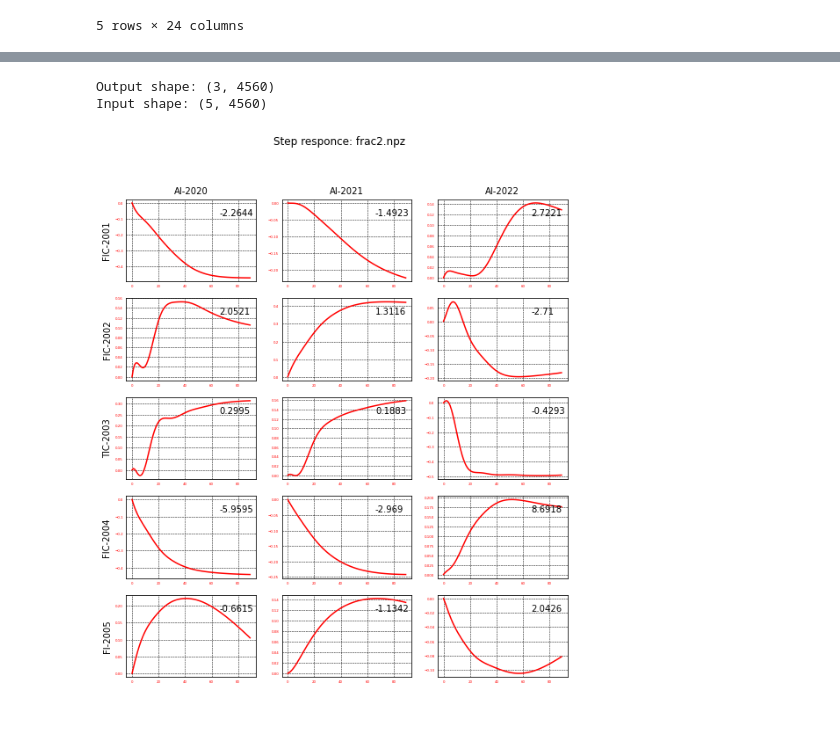
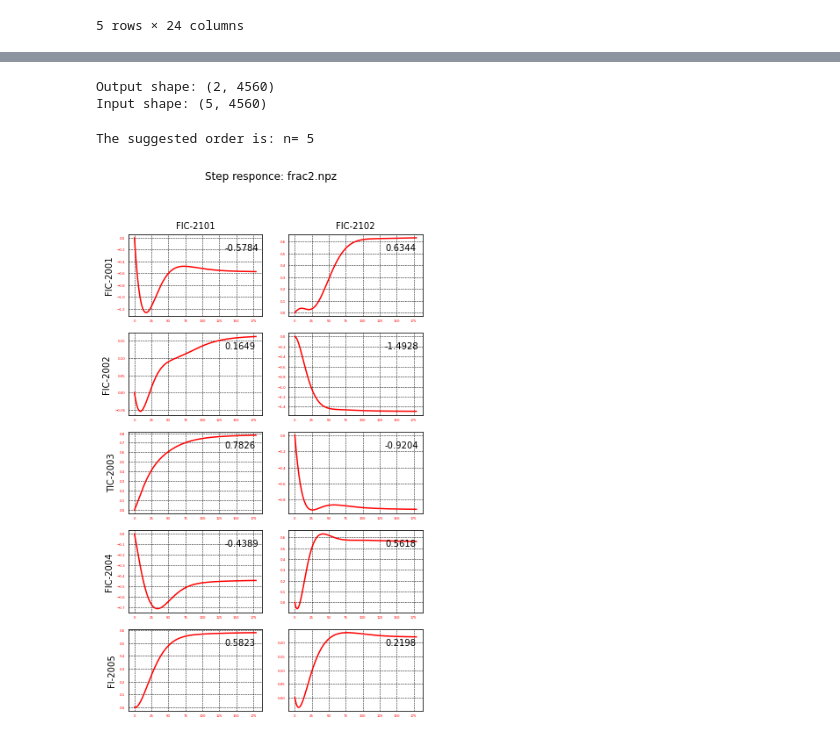
Before and after one commit to Robbie1/sysid, a Jupyter notebook: notebooks/model_id_democol.ipynb, the cells around one changed output, grey strips where cells are left out. Cells and saved outputs as stored; diff of their text form; code cells hidden in the pictures.

Commit message:
Added detending and high pass filters before model identification

```diff
--- a/notebooks/model_id_democol.ipynb
+++ b/notebooks/model_id_democol.ipynb
@@ -54,7 +70,7 @@ step_test.head()
 #select Inputs and Outputs for the model identification case
 #['AI-2020','AI-2021', 'AI-2022', 'FIC-2100', 'FIC-2101', 'FIC-2102', 'FI-2005', 'FIC-2001','FIC-2002', 'FIC-2004','QI-2106', 'TIC-2003']
 inputs = ['FIC-2001','FIC-2002', 'TIC-2003', 'FIC-2004','FI-2005']
-outputs = ['AI-2020','AI-2021', 'AI-2022']
+outputs = ['FIC-2101','FIC-2102']
 # %%
 #Convert dataframe to numpy arry.
 u = step_test[inputs].to_numpy().T
@@ -62,7 +78,7 @@ y = step_test[outputs].to_numpy().T
 print('Output shape:', y.shape)
 print('Input shape:',u.shape)
 # %% [output]
-Output shape: (3, 4560)
+Output shape: (2, 4560)
 Input shape: (5, 4560)
 # %%
 #specify model identification parameters, reffer the documentation for detais.
@@ -74,10 +90,19 @@ fix_ordr = 15 # Used if and only if IC = 'None'
 max_order = 25 # Used if IC = AIC, AICc or BIC
 req_D = False
 force_A_stable = False
+# %%
+# Detrending anf filtering signals
+tss = 180 #Time to steady state
+u_detend = detrend(u, type='linear')
+y_detend = detrend(y, type='linear')
+
+b, a = butter(10, 2/3/tss, 'highpass', analog=True) #filter any frequency  slower than 3*tss
+u_filt = filtfilt(b, a, u_detend, method="gust")
+y_filt = filtfilt(b, a, y_detend, method="gust")
 # %%
 sys_id = system_identification(
-    y,
-    u,
+    y_filt,
+    u_filt,
     method,
     SS_fixed_order=fix_ordr,
     SS_max_order=max_order,
@@ -93,8 +118,10 @@ sys_id = system_identification(
 
 #save model parameters A, B, C,D and X0 as npz file
 np.savez(model, A=sys_id.A, B=sys_id.B, C=sys_id.C, D=sys_id.D, K=sys_id.K, X0=sys_id.x0)
+# %% [output]
+The suggested order is: n= 5
 # %%
-plots.plot_model(model, inputs, outputs, tss=90)
+plots.plot_model(model, inputs, outputs, tss=tss)
 # %% [output]
-[figure, old version]
+[figure, new version]
 # %%
```
Also changed, not shown: parts of 4 cells of this notebook, 10 other files.
